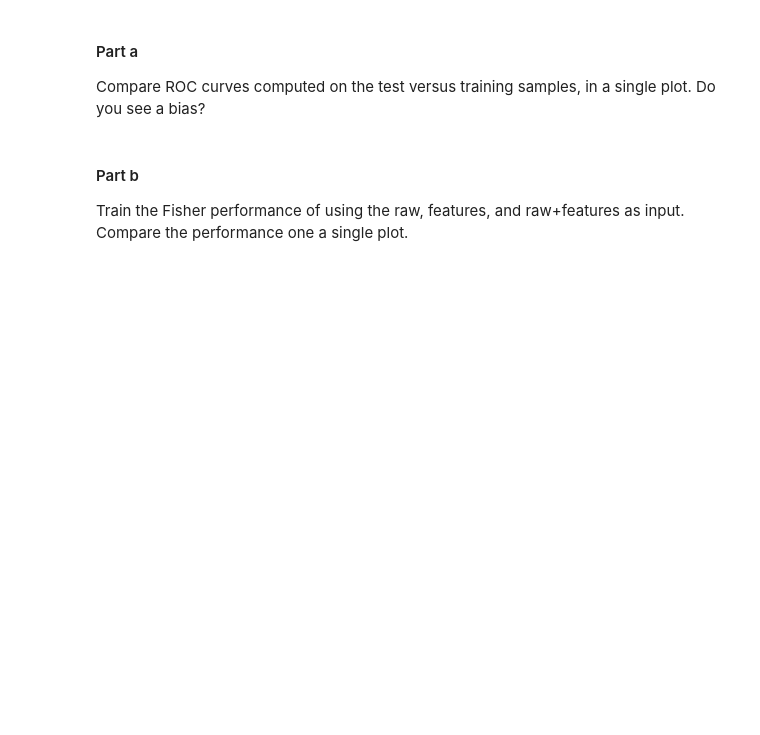
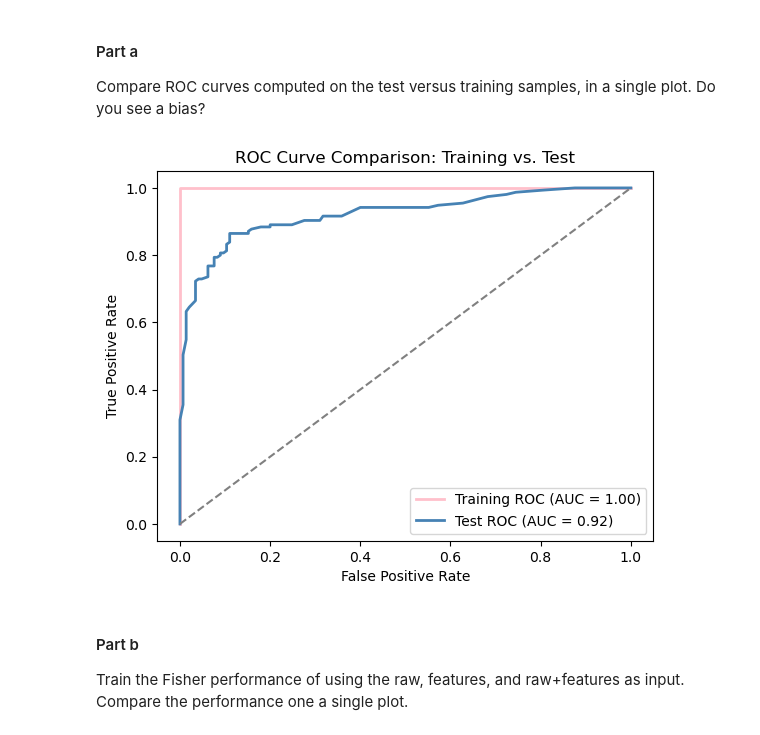
Before and after one commit to erinefos/DATA3402.Fall.2024, a Jupyter notebook: Labs/Lab.8/Lab.8.EF.ipynb, the cells around one changed output. Saved outputs shown, nothing was run; the diff lists cells and outputs as text; code cells hidden in the pictures; blank space fills up the shorter version.

```diff
--- a/Labs/Lab.8/Lab.8.EF.ipynb
+++ b/Labs/Lab.8/Lab.8.EF.ipynb
@@ -88,3 +111,38 @@ Compare ROC curves computed on the test versus training samples, in a single plo
+# %%
+# Generate a sample dataset for demonstration
+X, y = make_classification(n_samples=1000, n_features=20, random_state=42)
+
+# Split the dataset into training and test sets
+X_train, X_test, y_train, y_test = train_test_split(X, y, test_size=0.3, random_state=42)
+
+# Train a model
+model = RandomForestClassifier()
+model.fit(X_train, y_train)
+
+# Predict probabilities for both training and test sets
+y_train_proba = model.predict_proba(X_train)[:, 1]
+y_test_proba = model.predict_proba(X_test)[:, 1]
+
+# Calculate ROC curves for both training and test sets
+fpr_train, tpr_train, _ = roc_curve(y_train, y_train_proba)
+fpr_test, tpr_test, _ = roc_curve(y_test, y_test_proba)
+
+# Calculate AUC (Area Under Curve) for each ROC curve
+auc_train = auc(fpr_train, tpr_train)
+auc_test = auc(fpr_test, tpr_test)
+
+# Plot ROC curves
+plt.figure()
+plt.plot(fpr_train, tpr_train, color='pink', lw=2, label=f'Training ROC (AUC = {auc_train:.2f})')
+plt.plot(fpr_test, tpr_test, color='steelblue', lw=2, label=f'Test ROC (AUC = {auc_test:.2f})')
+plt.plot([0, 1], [0, 1], color='gray', linestyle='--')  # Dashed diagonal line for reference
+plt.xlabel('False Positive Rate')
+plt.ylabel('True Positive Rate')
+plt.title('ROC Curve Comparison: Training vs. Test')
+plt.legend(loc='lower right')
+plt.show()
+# %% [output]
+[figure, added]
 # %% [markdown]
 #### Part b
 
```
Also changed, not shown: parts of 12 cells of this notebook, 1 other file.
